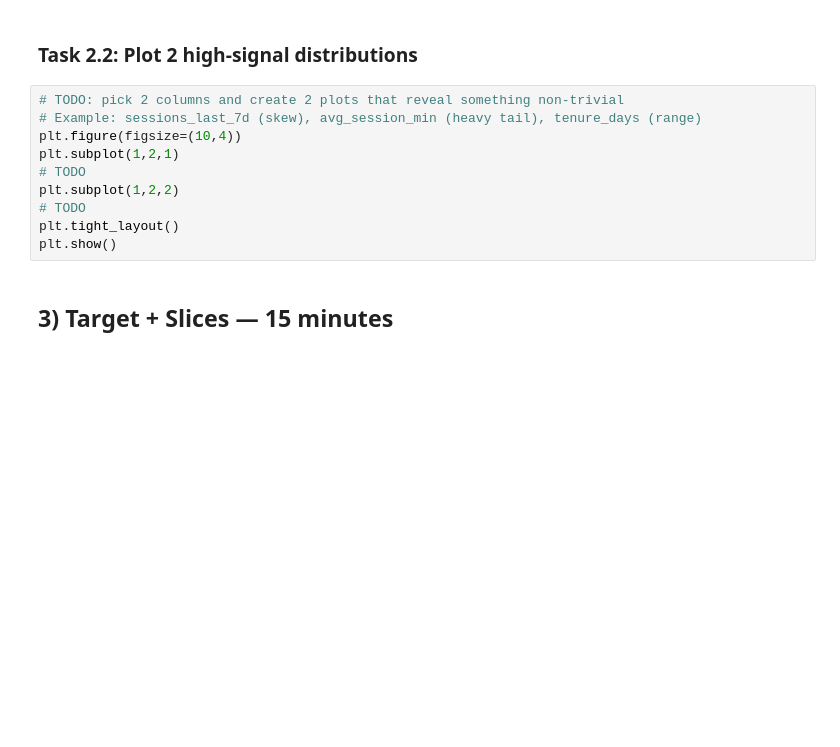
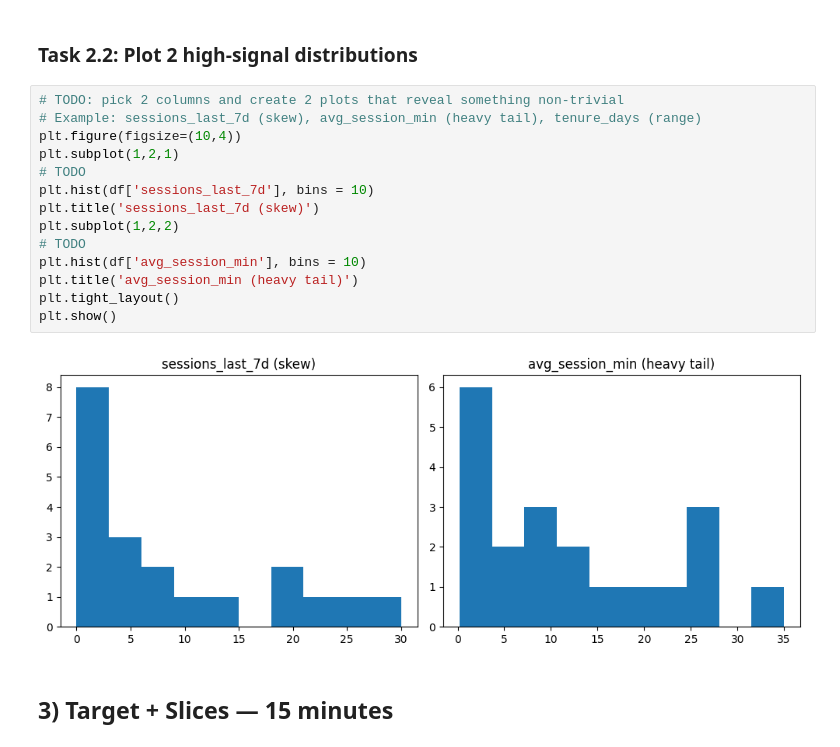
Before and after one commit to super30admin/EDA, a Jupyter notebook: eda_student_lab.ipynb, the cells around one changed output. Saved outputs shown, nothing was run; the diff lists cells and outputs as text; blank space fills up the shorter version.

```diff
--- a/eda_student_lab.ipynb
+++ b/eda_student_lab.ipynb
@@ -90,13 +134,19 @@ summary
 # %%
 # TODO: pick 2 columns and create 2 plots that reveal something non-trivial
 # Example: sessions_last_7d (skew), avg_session_min (heavy tail), tenure_days (range)
 plt.figure(figsize=(10,4))
 plt.subplot(1,2,1)
 # TODO
+plt.hist(df['sessions_last_7d'], bins = 10)
+plt.title('sessions_last_7d (skew)')
 plt.subplot(1,2,2)
 # TODO
+plt.hist(df['avg_session_min'], bins = 10)
+plt.title('avg_session_min (heavy tail)')
 plt.tight_layout()
 plt.show()
+# %% [output]
+[figure, added]
 # %% [markdown]
 ## 3) Target + Slices — 15 minutes
 # %% [markdown]
```
Also changed, not shown: parts of 9 cells of this notebook.
